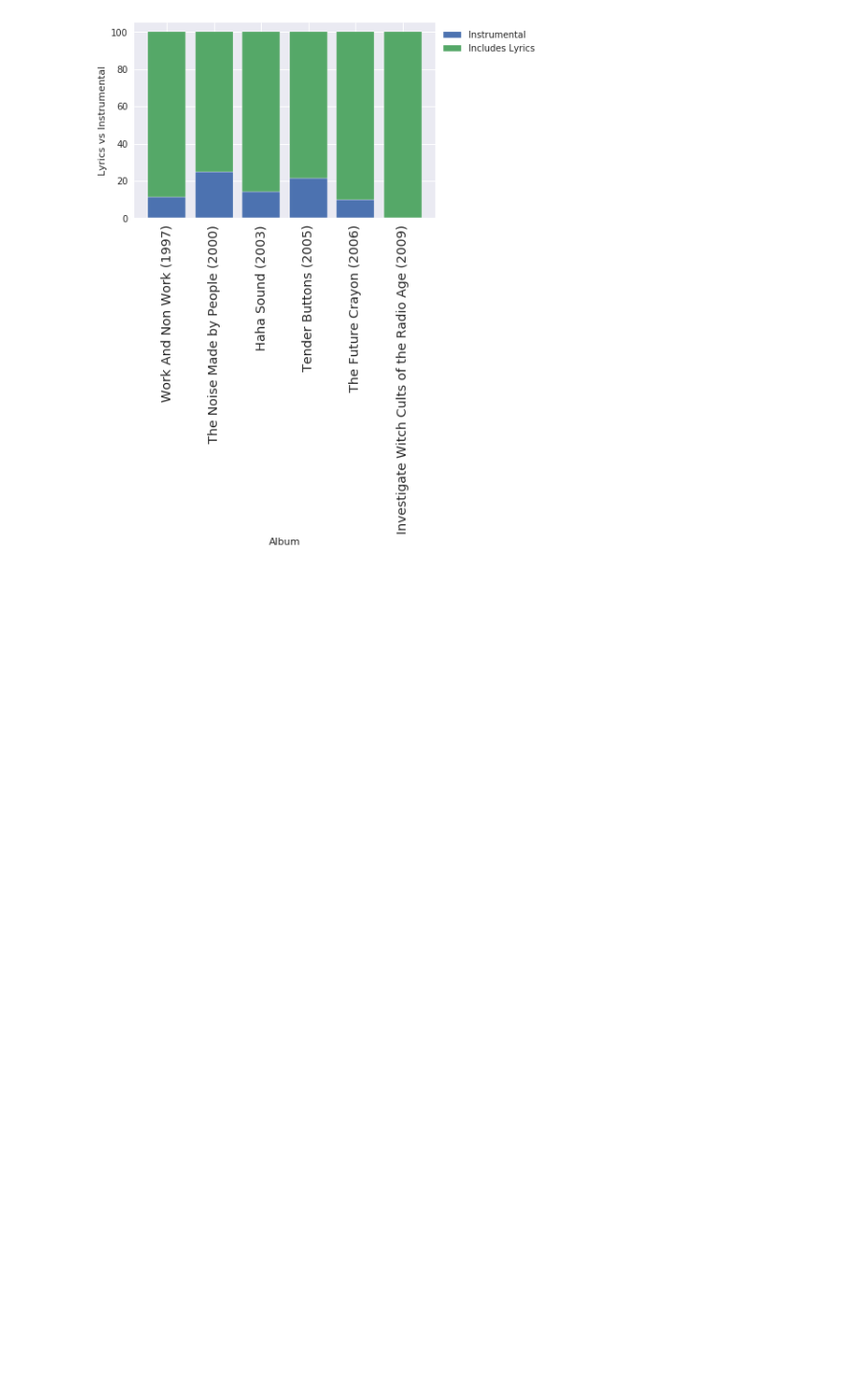
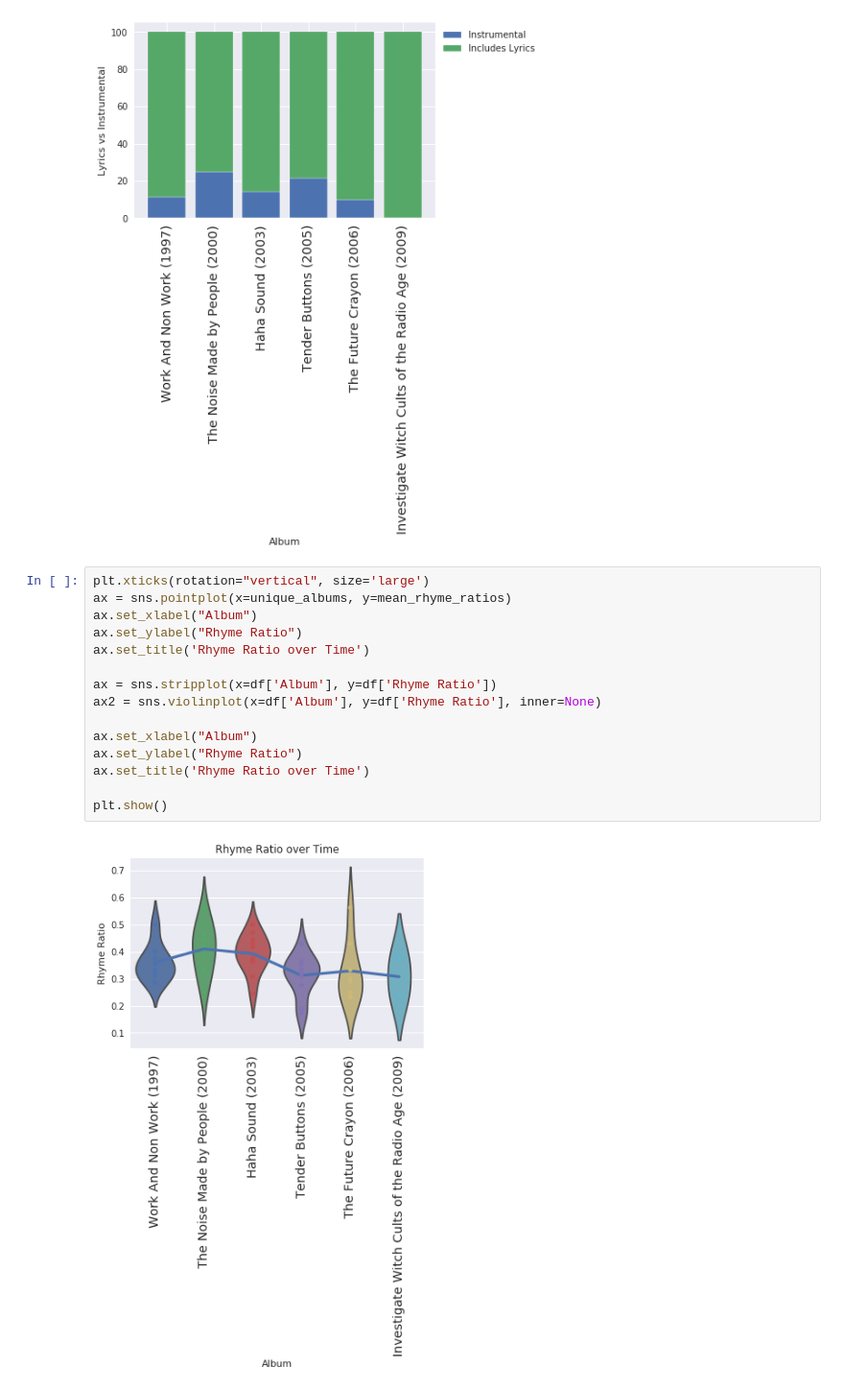
Before and after one commit to Gbachant/rhyme-scheme, a Jupyter notebook: rhyme-scheme.ipynb, the cells around one changed output. Shown: that part at 96% size. Cells and saved outputs as stored; diff of their text form; blank space fills up the shorter version.

Commit message:
Add two other rhyme ratio plots that superimpose mean rhyme ratio

```diff
--- a/rhyme-scheme.ipynb
+++ b/rhyme-scheme.ipynb
@@ -243,3 +240,20 @@ plt.legend(loc=2, bbox_to_anchor=(1,1), ncol=1)
 plt.show()
 # %% [output]
 [figure]
+# %%
+plt.xticks(rotation="vertical", size='large')
+ax = sns.pointplot(x=unique_albums, y=mean_rhyme_ratios)
+ax.set_xlabel("Album")
+ax.set_ylabel("Rhyme Ratio")
+ax.set_title('Rhyme Ratio over Time')
+
+ax = sns.stripplot(x=df['Album'], y=df['Rhyme Ratio'])
+ax2 = sns.violinplot(x=df['Album'], y=df['Rhyme Ratio'], inner=None)
+
+ax.set_xlabel("Album")
+ax.set_ylabel("Rhyme Ratio")
+ax.set_title('Rhyme Ratio over Time')
+
+plt.show()
+# %% [output]
+[figure, added]
```
Also changed, not shown: parts of 2 cells of this notebook.
